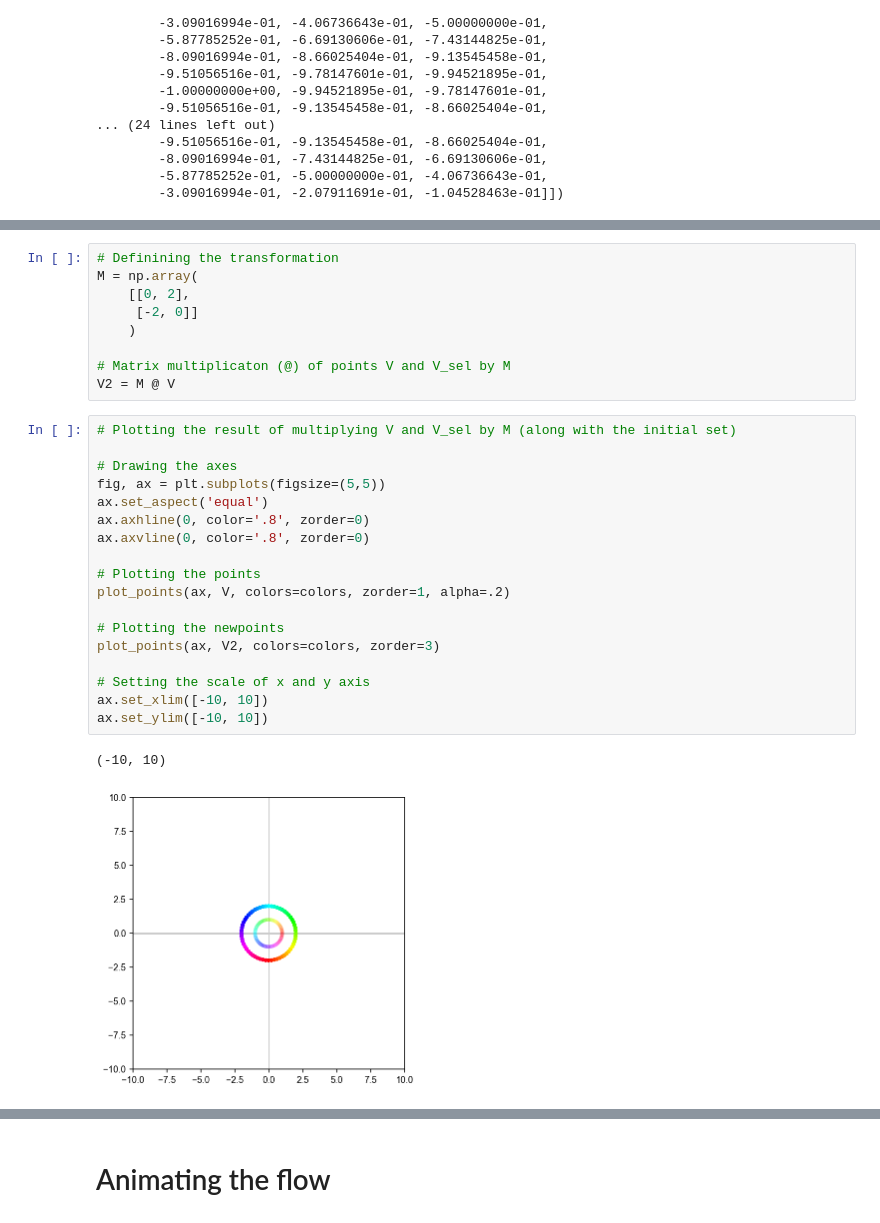
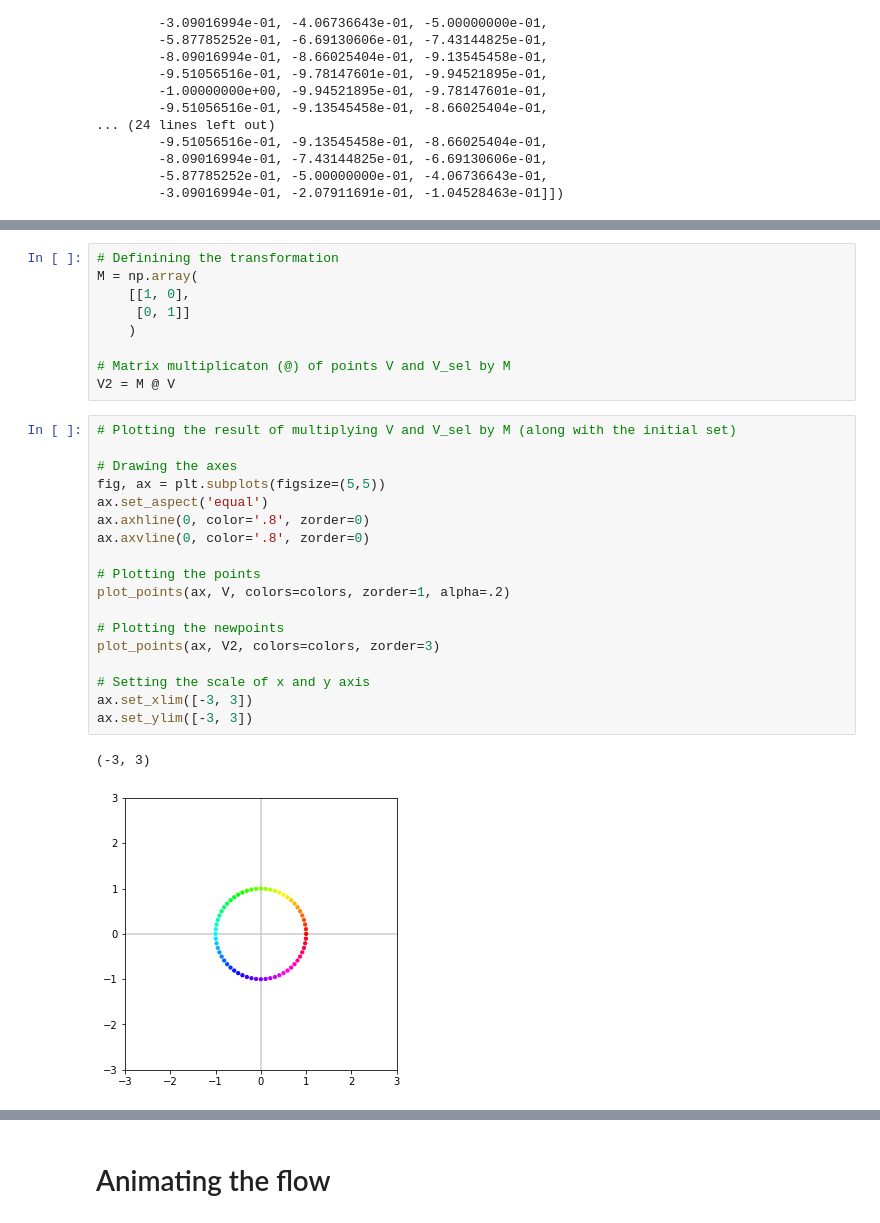
Before and after one commit to badralbanna/FCLChonnatsci, a Jupyter notebook: Linear Transformations in 2D.ipynb, the cells around one changed output, grey strips where cells are left out. Saved outputs shown, nothing was run; the diff lists cells and outputs as text.

```diff
--- a/Linear Transformations in 2D.ipynb
+++ b/Linear Transformations in 2D.ipynb
@@ -80,8 +105,8 @@ ax.set_ylim([-3, 3])
 # %%
 # Definining the transformation
 M = np.array(
-    [[0, 2],
-     [-2, 0]]
+    [[1, 0],
+     [0, 1]]
     )
 
 # Matrix multiplicaton (@) of points V and V_sel by M
@@ -89,21 +114,21 @@ V2 = M @ V
 # %%
 # Plotting the result of multiplying V and V_sel by M (along with the initial set)
 
 # Drawing the axes
 fig, ax = plt.subplots(figsize=(5,5))
 ax.set_aspect('equal')
 ax.axhline(0, color='.8', zorder=0)
 ax.axvline(0, color='.8', zorder=0)
 
 # Plotting the points
 plot_points(ax, V, colors=colors, zorder=1, alpha=.2)
 
 # Plotting the newpoints
 plot_points(ax, V2, colors=colors, zorder=3)
 
 # Setting the scale of x and y axis
-ax.set_xlim([-10, 10])
-ax.set_ylim([-10, 10])
+ax.set_xlim([-3, 3])
+ax.set_ylim([-3, 3])
 # %% [output]
-(-10, 10)
+(-3, 3)
-[figure, old version]
+[figure, new version]
```
Also changed, not shown: parts of 4 cells of this notebook, 1 other file.
